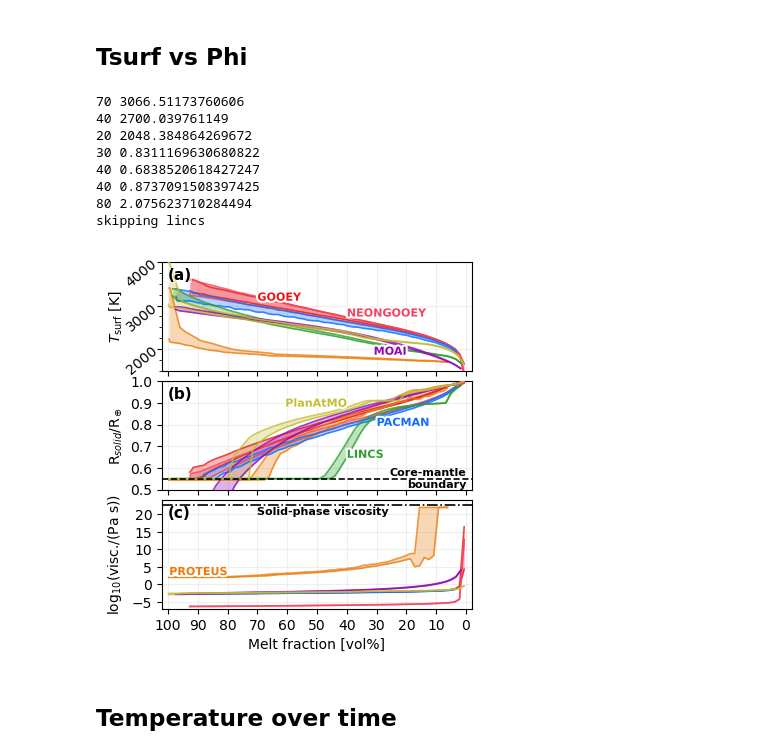
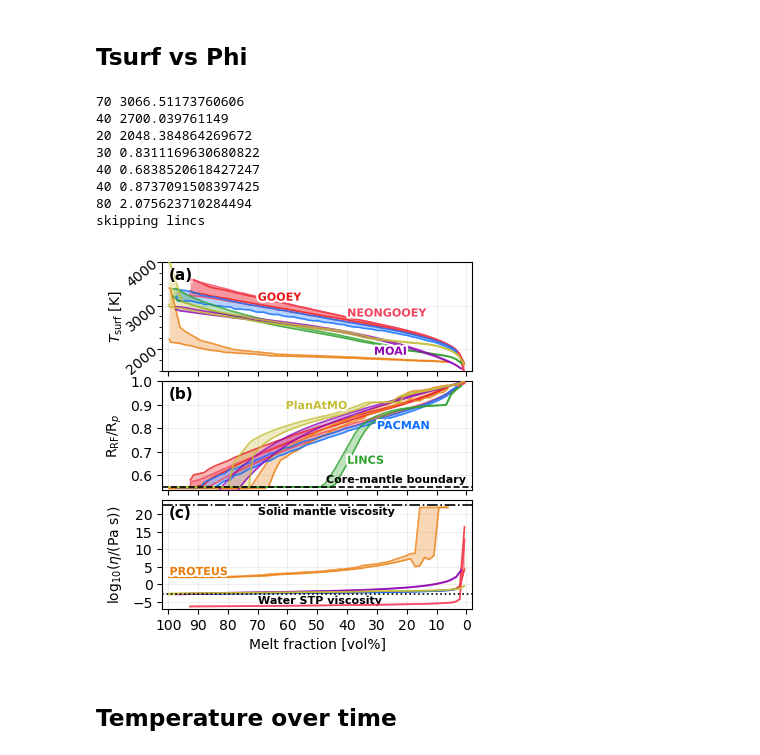
Before and after one commit to projectcuisines/chili, a Jupyter notebook: intercomparison/analysis_solarsystem/compare.ipynb, the cells around one changed output. Drawn from its saved outputs; the diff is of its cells as text; code cells hidden in the pictures.

```diff
--- a/intercomparison/analysis_solarsystem/compare.ipynb
+++ b/intercomparison/analysis_solarsystem/compare.ipynb
@@ -167,52 +167,58 @@ def compare_interior(ykeys):
 
         elif ykey == "viscosity(Pa.s)":
             ax.set_ylim(-7, 24)
-            ylbl = r"log$_{10}($visc./(Pa s)$)$"
+            ylbl = r"log$_{10}(\eta$/(Pa s)$)$"
             ax.yaxis.set_major_locator(mpl.ticker.MultipleLocator(5))
+
             visc_solid = np.log10(5e22)
             ax.axhline(y=visc_solid, color='k', ls='dashdot', lw=1.2, zorder=12)
-            ax.text(70, visc_solid-0.5, "Solid-phase viscosity", ha='left', va='top',
+            ax.text(70, visc_solid-0.5, "Solid mantle viscosity", ha='left', va='top',
+                    fontsize=8, color='k', fontweight='bold')
+
+            visc_water = np.log10(1.7916e-3)
+            ax.axhline(y=visc_water, color='k', ls='dotted', lw=1.2, zorder=12)
+            ax.text(70, visc_water-0.5, "Water STP viscosity", ha='left', va='top',
                     fontsize=8, color='k', fontweight='bold')
 
         elif ykey == "R_solid(m)":
-            ylbl = r"R$_{solid}$/R$_\oplus$"
-            ax.set_ylim(0.5, 1.0)
+            ylbl = r"R$_{\rm RF}$/R$_p$"
+            ax.set_ylim(0.54, 1.0)
             ax.yaxis.set_major_locator(mpl.ticker.MultipleLocator(0.1))
             ax.axhline(y=cmb, color='k', ls='dashed', lw=1.2, zorder=12)
-            ax.text(0, cmb, "Core-mantle\nboundary", ha='right', va='center',
-                    fontsize=8, color='k', fontweight='bold')
+            ax.text(0, cmb+0.01, "Core-mantle boundary", ha='right', va='bottom',
+                    fontsize=8, color='k', fontweight='bold', zorder=13)
 
 
         ax.set_ylabel(ylbl, labelpad=-0.2)
         ax.text(0.02, 0.95, f"({abcd[iy]})",
                 transform=ax.transAxes,  zorder=99,
                 bbox=dict(fc="w", ec='none', alpha=0.5, pad=0.0),
                 ha='left', va='top', fontsize=11, weight='bold')
 
     axs[-1].set_xlabel(get_label("phi(vol_pct)"))
     axs[-1].set_xlim(right=-2,left=102)
     axs[-1].xaxis.set_major_locator(mpl.ticker.MultipleLocator(10))
 
     # title = xlbl + " vs " + ylbl
     # axs[0].set_title(f"Interior properties", fontsize=11)
 
     fig.subplots_adjust(hspace=0.1)
     fig.align_labels()
 
     plt.show()
     fig.savefig(f"out/compare_interior.{EXT}", bbox_inches='tight', dpi=DPI, pad_inches=0.03)
 
 compare_interior(["T_surf(K)", "R_solid(m)", "viscosity(Pa.s)"])
 # %% [output]
 70 3066.51173760606
 40 2700.039761149
 20 2048.384864269672
 30 0.8311169630680822
 40 0.6838520618427247
 40 0.8737091508397425
 80 2.075623710284494
 skipping lincs
-[figure, old version]
+[figure, new version]
 # %% [markdown]
 ## Temperature over time
 # %%
```
Also changed, not shown: parts of 3 cells of this notebook, 1 other file.
